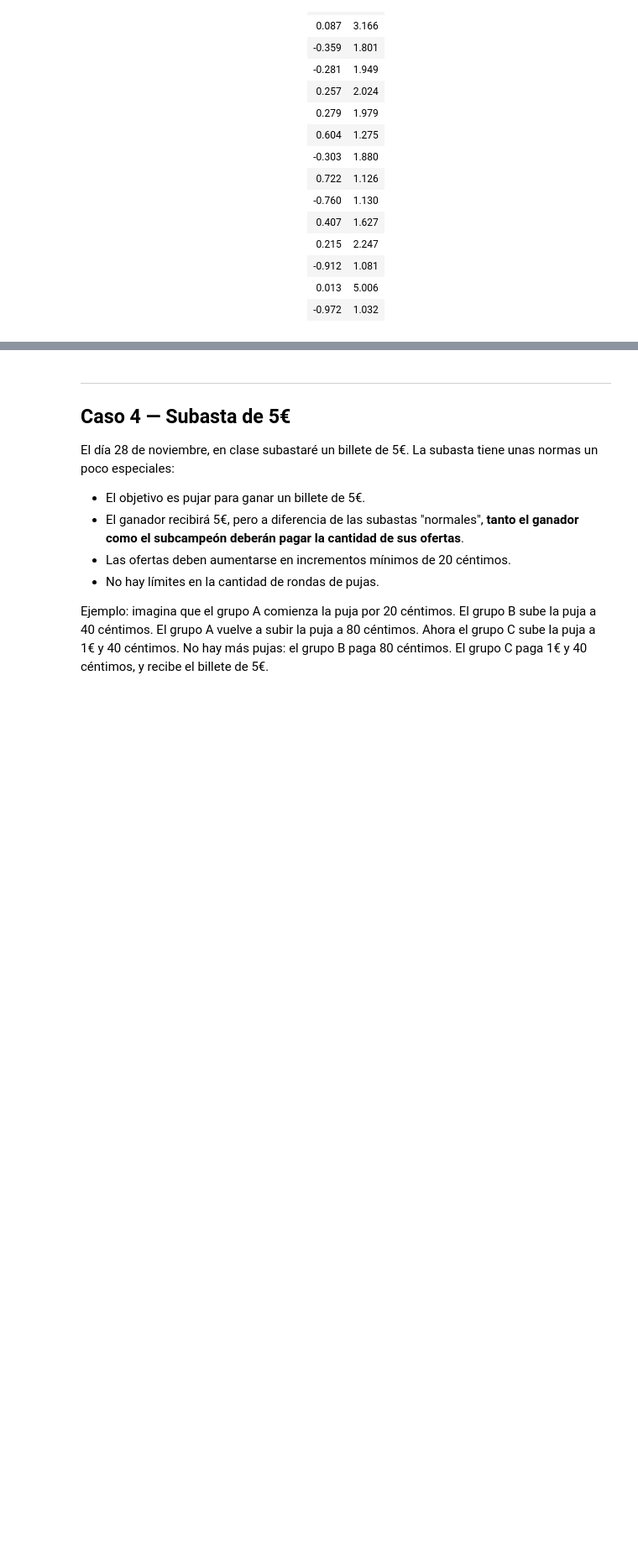
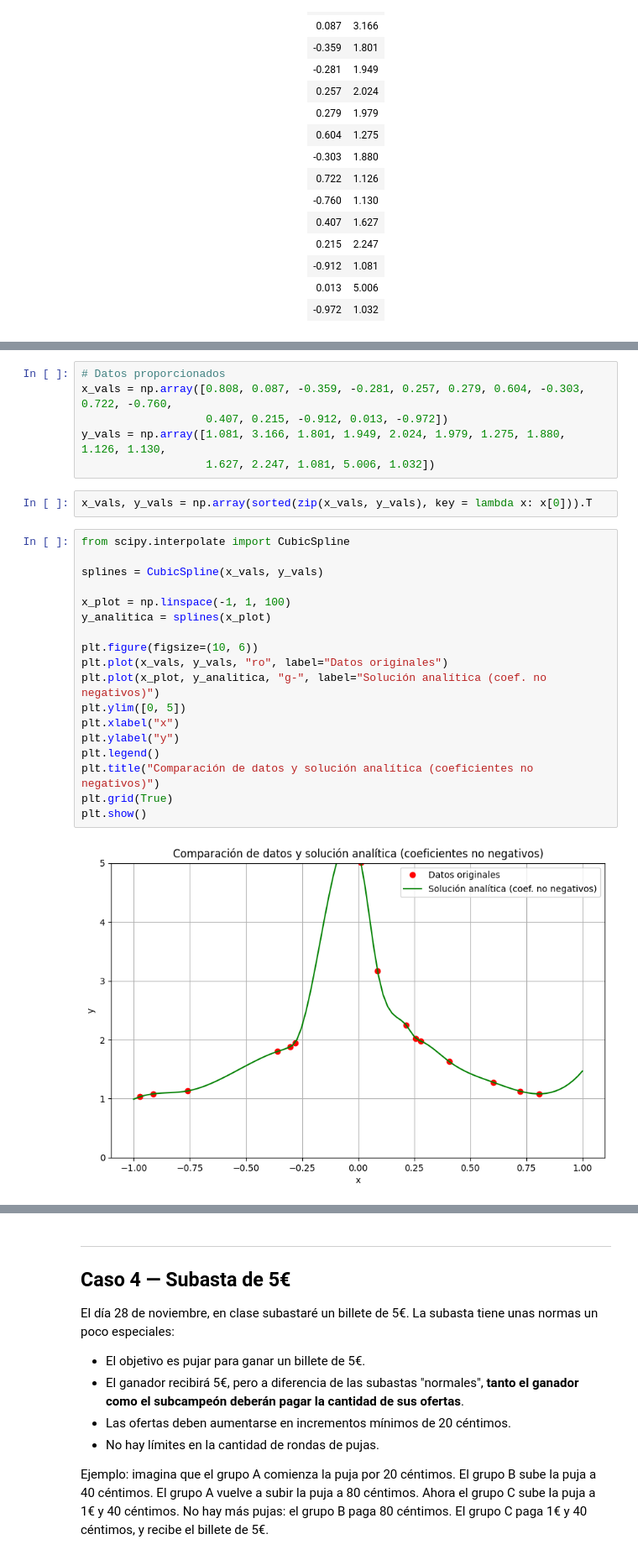
Before and after one commit to Chepados/ALN_practica_2, a Jupyter notebook: Práctica 2 — Campeonato de predicción.ipynb, the cells around one changed output, grey strips where cells are left out. Shown: that part at 84% size. Saved outputs shown, nothing was run; the diff lists cells and outputs as text; blank space fills up the shorter version.

```diff
--- a/Práctica 2 — Campeonato de predicción.ipynb
+++ b/Práctica 2 — Campeonato de predicción.ipynb
@@ -80,0 +297,28 @@ Observa los siguientes pares de valores $x$, $y$. Predice cuál será el valor a
+# %%
+# Datos proporcionados
+x_vals = np.array([0.808, 0.087, -0.359, -0.281, 0.257, 0.279, 0.604, -0.303, 0.722, -0.760,
+                   0.407, 0.215, -0.912, 0.013, -0.972])
+y_vals = np.array([1.081, 3.166, 1.801, 1.949, 2.024, 1.979, 1.275, 1.880, 1.126, 1.130,
+                   1.627, 2.247, 1.081, 5.006, 1.032])
+# %%
+x_vals, y_vals = np.array(sorted(zip(x_vals, y_vals), key = lambda x: x[0])).T
+# %%
+from scipy.interpolate import CubicSpline
+
+splines = CubicSpline(x_vals, y_vals)
+
+x_plot = np.linspace(-1, 1, 100)
+y_analitica = splines(x_plot)
+
+plt.figure(figsize=(10, 6))
+plt.plot(x_vals, y_vals, "ro", label="Datos originales")
+plt.plot(x_plot, y_analitica, "g-", label="Solución analítica (coef. no negativos)")
+plt.ylim([0, 5])
+plt.xlabel("x")
+plt.ylabel("y")
+plt.legend()
+plt.title("Comparación de datos y solución analítica (coeficientes no negativos)")
+plt.grid(True)
+plt.show()
+# %% [output]
+[figure, added]
```
Also changed, not shown: parts of 16 cells of this notebook.
